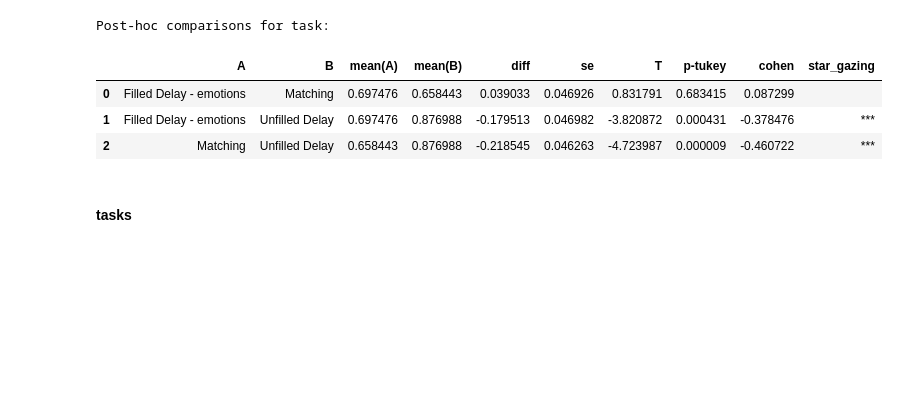
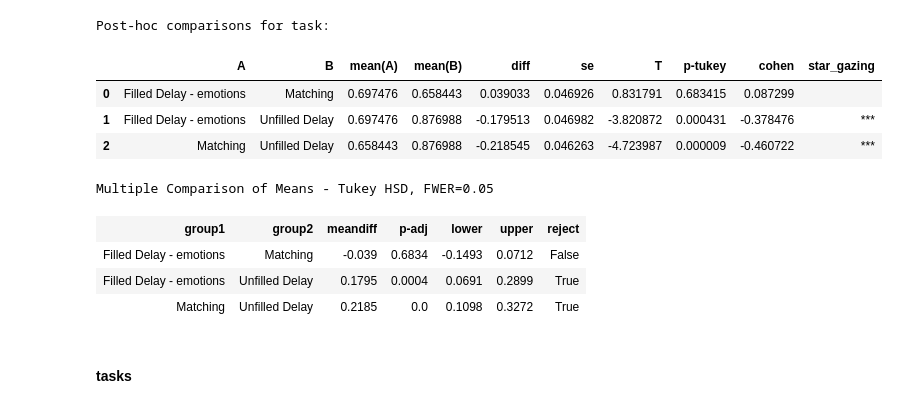
Before and after one commit to jankaWIS/FMP_paper, a Jupyter notebook: Figures/Figures_FMP_paper_2024.ipynb, the cells around one changed output. Drawn from its saved outputs; the diff is of its cells as text; code cells hidden in the pictures; blank space fills up the shorter version.

```diff
--- a/Figures/Figures_FMP_paper_2024.ipynb
+++ b/Figures/Figures_FMP_paper_2024.ipynb
@@ -1841,6 +1786,19 @@ Post-hoc comparisons for task:
 | 0 | Filled Delay - emotions | Matching | 0.697476 | 0.658443 | 0.039033 | 0.046926 | 0.831791 | 0.683415 | 0.087299 |  |
 | 1 | Filled Delay - emotions | Unfilled Delay | 0.697476 | 0.876988 | -0.179513 | 0.046982 | -3.820872 | 0.000431 | -0.378476 | *** |
 | 2 | Matching | Unfilled Delay | 0.658443 | 0.876988 | -0.218545 | 0.046263 | -4.723987 | 0.000009 | -0.460722 | *** |
+# %%
+# compute CI for the test
+comp = mc.MultiComparison(df_results_dprime["d_prime"], df_results_dprime["first_task"])
+post_hoc_res = comp.tukeyhsd(alpha=0.05)
+
+# print(post_hoc_res.summary())
+post_hoc_res.summary()
+# %% [output]
+Multiple Comparison of Means - Tukey HSD, FWER=0.05
+| group1 | group2 | meandiff | p-adj | lower | upper | reject |
+| Filled Delay - emotions | Matching | -0.039 | 0.6834 | -0.1493 | 0.0712 | False |
+| Filled Delay - emotions | Unfilled Delay | 0.1795 | 0.0004 | 0.0691 | 0.2899 | True |
+| Matching | Unfilled Delay | 0.2185 | 0.0 | 0.1098 | 0.3272 | True |
 # %% [markdown]
 #### tasks
 # %%
```
Also changed, not shown: parts of 5 cells of this notebook, 28 other files.
